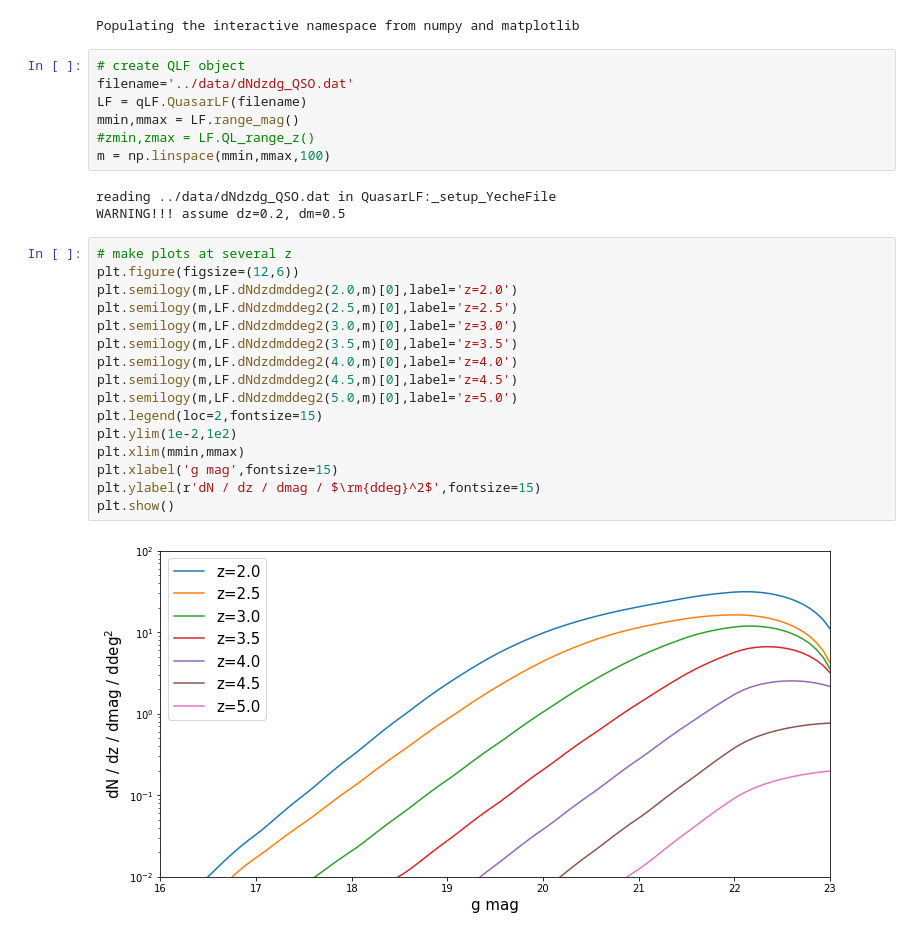
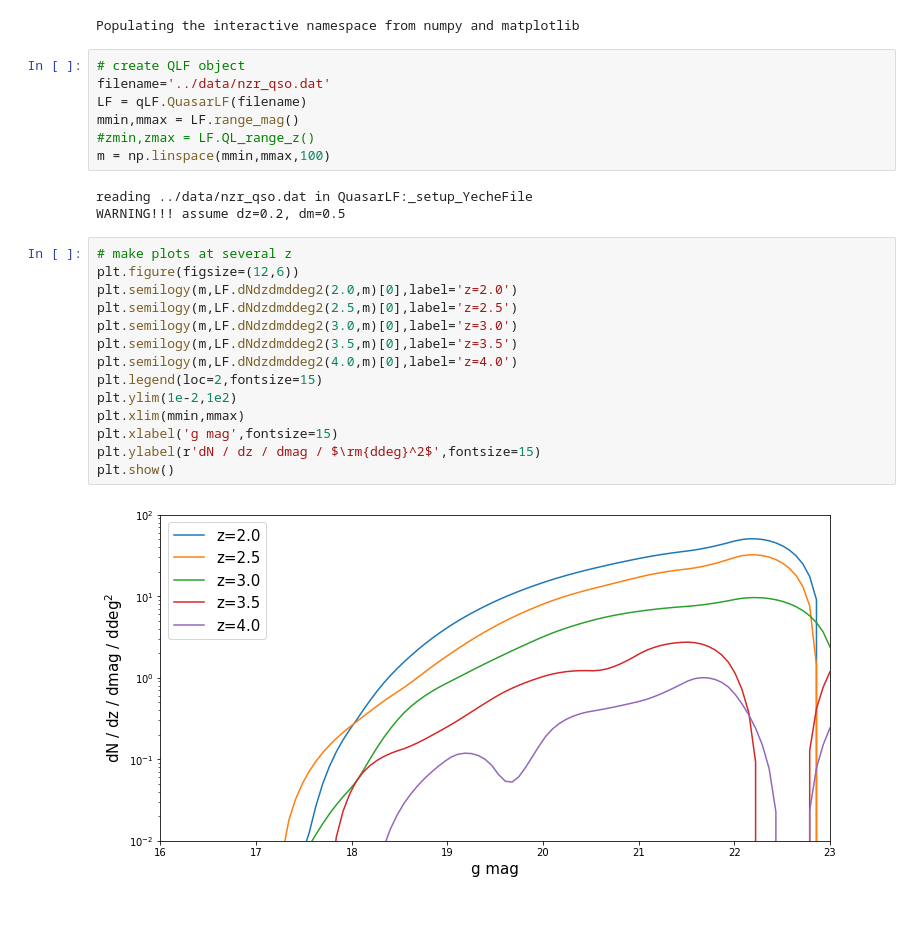
Before and after one commit to igmhub/lyaforecast, a Jupyter notebook: examples/plot_qsoLF.ipynb, the cells around one changed output. Drawn from its saved outputs; the diff is of its cells as text.

```diff
--- a/examples/plot_qsoLF.ipynb
+++ b/examples/plot_qsoLF.ipynb
@@ -9,29 +9,27 @@ import qso_LF as qLF
 Populating the interactive namespace from numpy and matplotlib
 # %%
 # create QLF object
-filename='../data/dNdzdg_QSO.dat'
+filename='../data/nzr_qso.dat'
 LF = qLF.QuasarLF(filename)
 mmin,mmax = LF.range_mag()
 #zmin,zmax = LF.QL_range_z()
 m = np.linspace(mmin,mmax,100)
 # %% [output]
-reading ../data/dNdzdg_QSO.dat in QuasarLF:_setup_YecheFile
+reading ../data/nzr_qso.dat in QuasarLF:_setup_YecheFile
 WARNING!!! assume dz=0.2, dm=0.5
 # %%
 # make plots at several z
 plt.figure(figsize=(12,6))
 plt.semilogy(m,LF.dNdzdmddeg2(2.0,m)[0],label='z=2.0')
 plt.semilogy(m,LF.dNdzdmddeg2(2.5,m)[0],label='z=2.5')
 plt.semilogy(m,LF.dNdzdmddeg2(3.0,m)[0],label='z=3.0')
 plt.semilogy(m,LF.dNdzdmddeg2(3.5,m)[0],label='z=3.5')
 plt.semilogy(m,LF.dNdzdmddeg2(4.0,m)[0],label='z=4.0')
-plt.semilogy(m,LF.dNdzdmddeg2(4.5,m)[0],label='z=4.5')
-plt.semilogy(m,LF.dNdzdmddeg2(5.0,m)[0],label='z=5.0')
 plt.legend(loc=2,fontsize=15)
 plt.ylim(1e-2,1e2)
 plt.xlim(mmin,mmax)
 plt.xlabel('g mag',fontsize=15)
 plt.ylabel(r'dN / dz / dmag / $\rm{ddeg}^2$',fontsize=15)
 plt.show()
 # %% [output]
-[figure, old version]
+[figure, new version]
```
Also changed, not shown: 40 other files.
